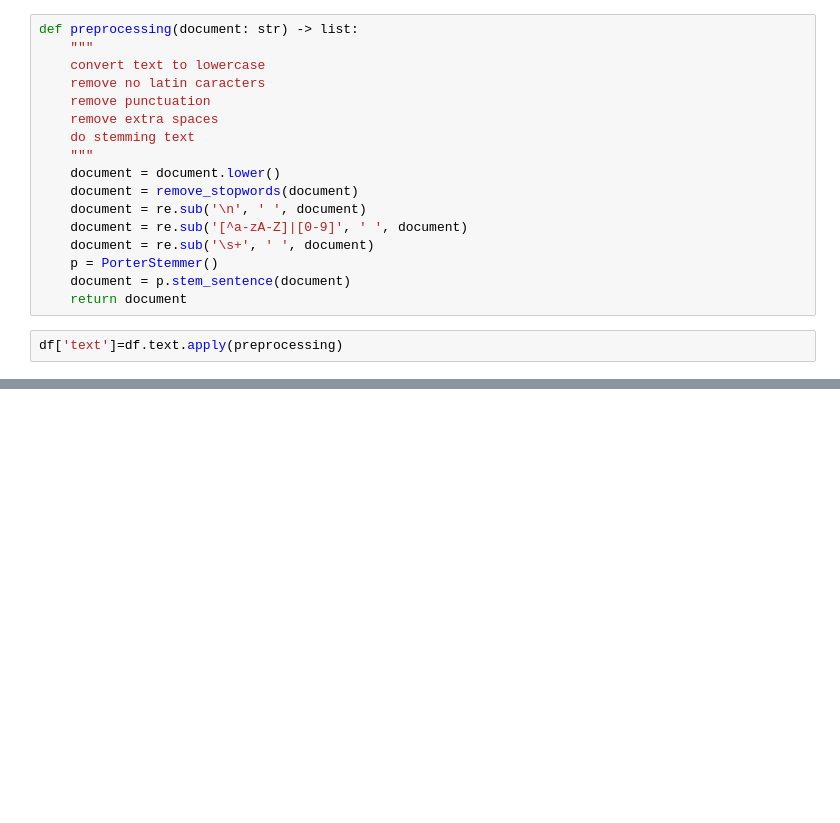
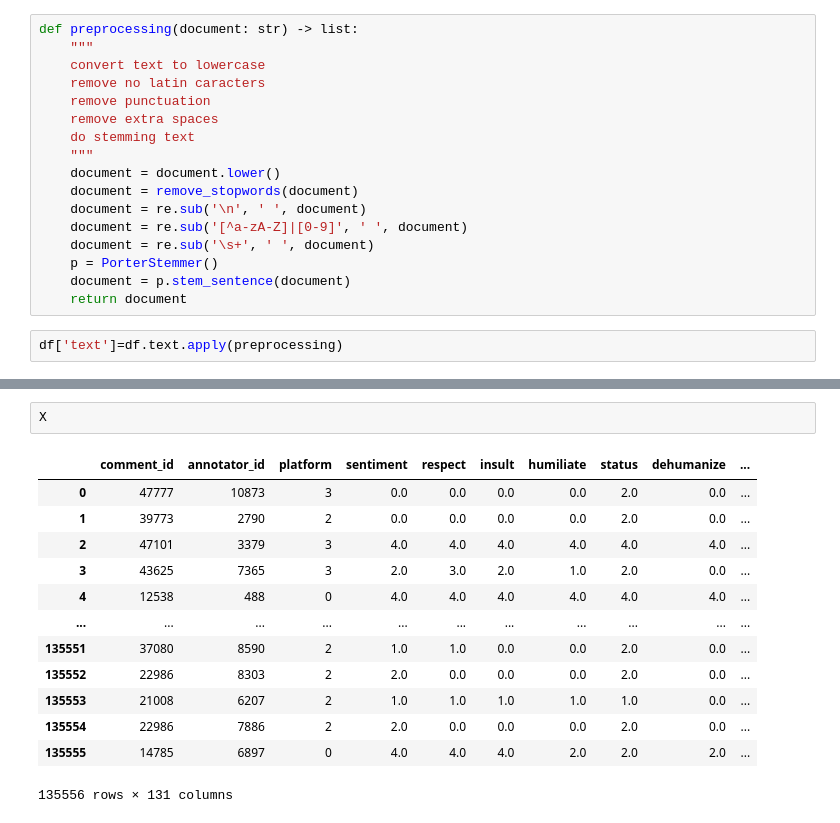
Before and after one commit to ndiaz9/NLP, a Jupyter notebook: Proyecto-G2/RNN.ipynb, the cells around one changed output, grey strips where cells are left out. Drawn from its saved outputs; the diff is of its cells as text; blank space fills up the shorter version.

```diff
--- a/Proyecto-G2/RNN.ipynb
+++ b/Proyecto-G2/RNN.ipynb
@@ -85,0 +253,16 @@ df['text']=df.text.apply(preprocessing)
+# %%
+X
+# %% [output]
+|  | comment_id | annotator_id | platform | sentiment | respect | insult | humiliate | status | dehumanize | ... |
+| 0 | 47777 | 10873 | 3 | 0.0 | 0.0 | 0.0 | 0.0 | 2.0 | 0.0 | ... |
+| 1 | 39773 | 2790 | 2 | 0.0 | 0.0 | 0.0 | 0.0 | 2.0 | 0.0 | ... |
+| 2 | 47101 | 3379 | 3 | 4.0 | 4.0 | 4.0 | 4.0 | 4.0 | 4.0 | ... |
+| 3 | 43625 | 7365 | 3 | 2.0 | 3.0 | 2.0 | 1.0 | 2.0 | 0.0 | ... |
+| 4 | 12538 | 488 | 0 | 4.0 | 4.0 | 4.0 | 4.0 | 4.0 | 4.0 | ... |
+| ... | ... | ... | ... | ... | ... | ... | ... | ... | ... | ... |
+| 135551 | 37080 | 8590 | 2 | 1.0 | 1.0 | 0.0 | 0.0 | 2.0 | 0.0 | ... |
+| 135552 | 22986 | 8303 | 2 | 2.0 | 0.0 | 0.0 | 0.0 | 2.0 | 0.0 | ... |
+| 135553 | 21008 | 6207 | 2 | 1.0 | 1.0 | 1.0 | 1.0 | 1.0 | 0.0 | ... |
+| 135554 | 22986 | 7886 | 2 | 2.0 | 0.0 | 0.0 | 0.0 | 2.0 | 0.0 | ... |
+| 135555 | 14785 | 6897 | 0 | 4.0 | 4.0 | 4.0 | 2.0 | 2.0 | 2.0 | ... |
+135556 rows × 131 columns
```
Also changed, not shown: parts of 8 cells of this notebook.
